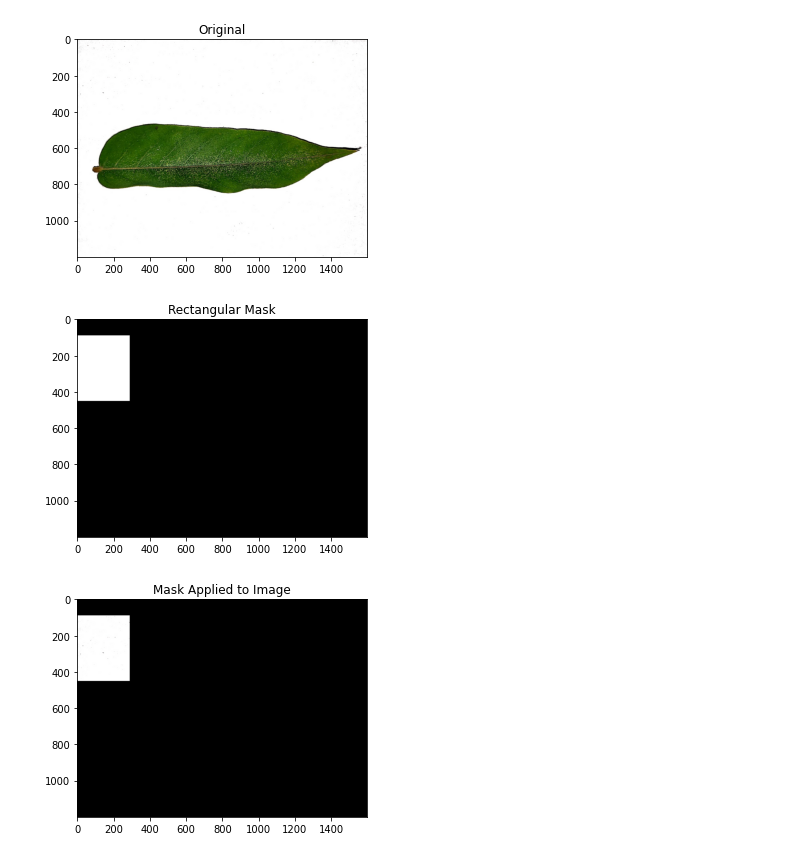
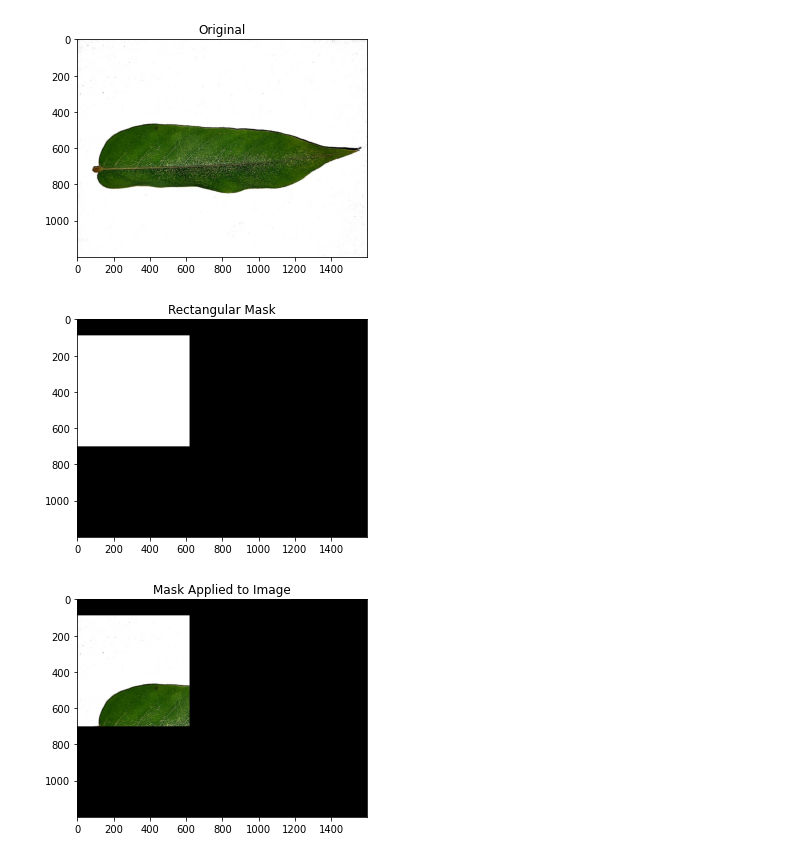
Before and after one commit to zidan-m41/KC, a Jupyter notebook: image_fundamental/masking.ipynb, the cells around one changed output. Saved outputs shown, nothing was run; the diff lists cells and outputs as text; code cells hidden in the pictures.

```diff
--- a/image_fundamental/masking.ipynb
+++ b/image_fundamental/masking.ipynb
@@ -36,24 +36,24 @@ args = {
 # %%
 # load the original input image and display it to our screen
 image = cv2.imread(args["image"])
 plt_imshow("Original", image)
 
 # a mask is the same size as our image, but has only two pixel
 # values, 0 and 255 -- pixels with a value of 0 (background) are
 # ignored in the original image while mask pixels with a value of
 # 255 (foreground) are allowed to be kept
 mask = np.zeros(image.shape[:2], dtype="uint8")
-cv2.rectangle(mask, (0, 90), (290, 450), 255, -1)
+cv2.rectangle(mask, (0, 90), (620, 700), 255, -1)
 plt_imshow("Rectangular Mask", mask)
 
 # apply our mask -- notice how only the person in the image is
 # cropped out
 masked = cv2.bitwise_and(image, image, mask=mask)
 plt_imshow("Mask Applied to Image", masked)
 # %% [output]
 [figure]
-[figure, old version]
+[figure, new version]
-[figure, old version]
+[figure, new version]
 # %%
 # now, let's make a circular mask with a radius of 100 pixels and
 # apply the mask again
```
Also changed, not shown: parts of 2 cells of this notebook.
